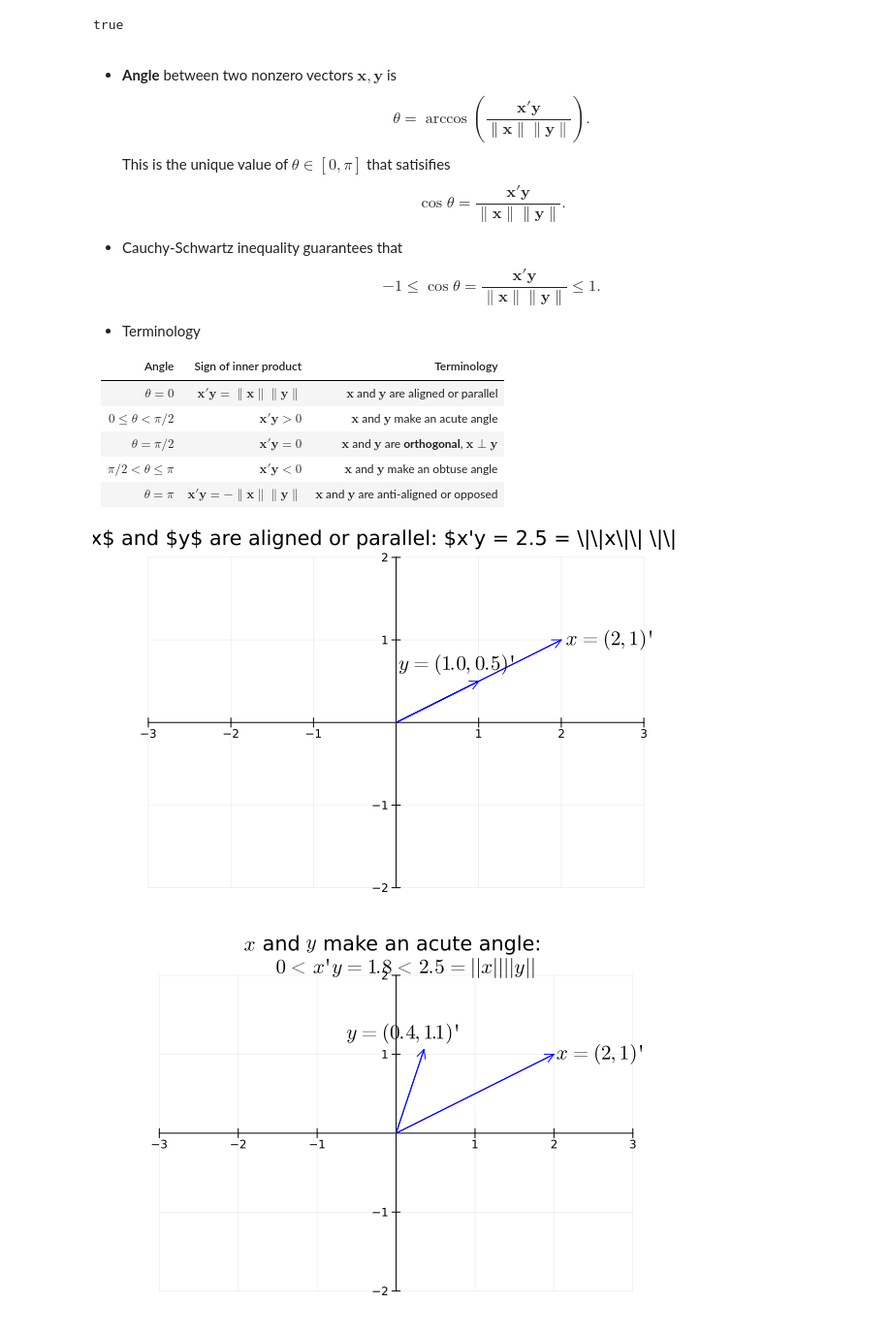
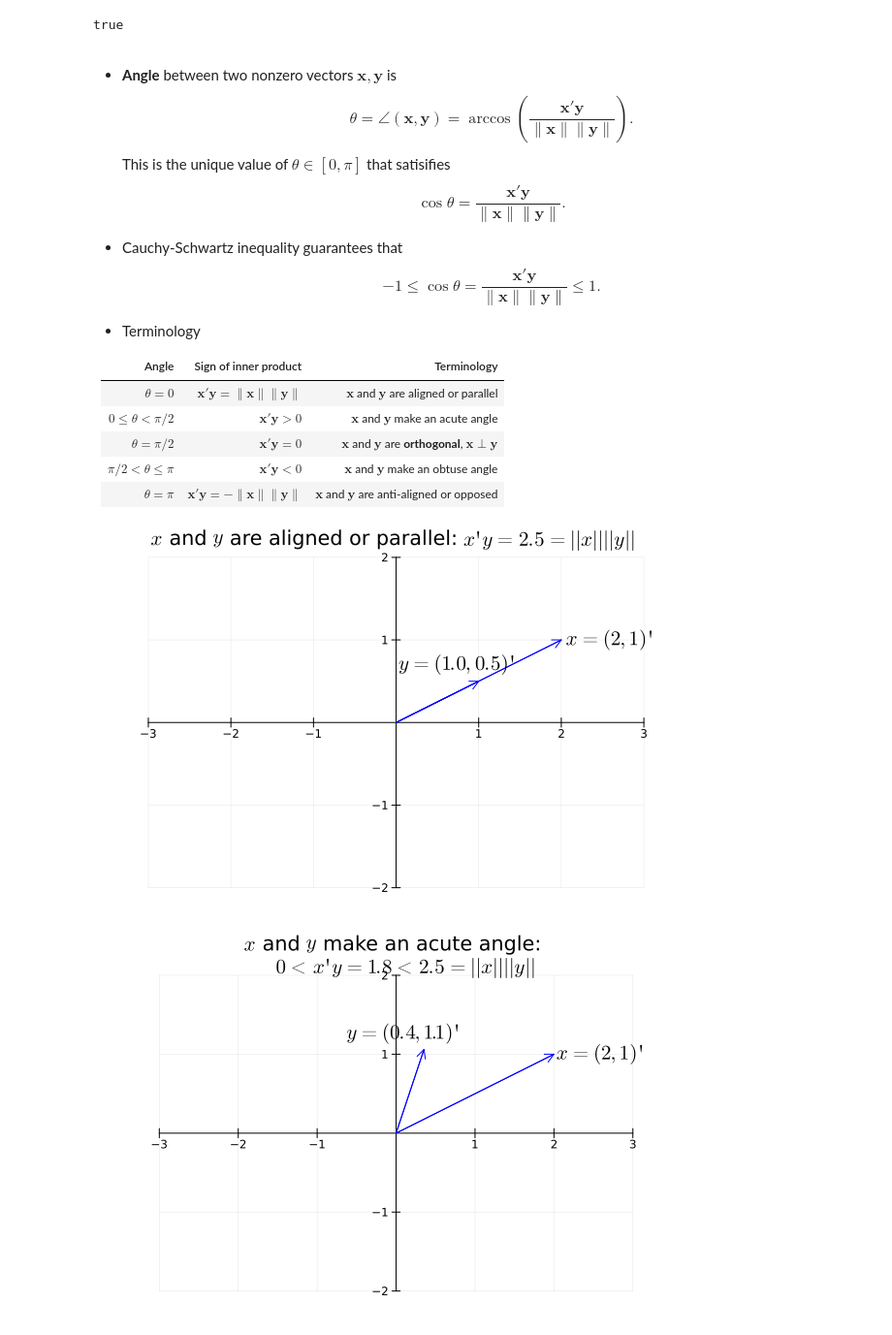
Before and after one commit to ucla-biostat-216/2023fall, a Jupyter notebook: slides/02-vector/02-vector.ipynb, the cells around one changed output. Shown at 97% size. Cells and saved outputs as stored; diff of their text form; code cells hidden in the pictures.

Commit message:
add angle notation

```diff
--- a/slides/02-vector/02-vector.ipynb
+++ b/slides/02-vector/02-vector.ipynb
@@ -554,7 +554,7 @@ true
 # %% [markdown]
 - **Angle** between two nonzero vectors $\mathbf{x}, \mathbf{y}$ is
 $$
-\theta = \operatorname{arccos} \left(\frac{\mathbf{x}'\mathbf{y}}{\|\mathbf{x}\|\|\mathbf{y}\|}\right).
+\theta = \angle (\mathbf{x}, \mathbf{y}) = \operatorname{arccos} \left(\frac{\mathbf{x}'\mathbf{y}}{\|\mathbf{x}\|\|\mathbf{y}\|}\right).
 $$
 This is the unique value of $\theta \in [0, \pi]$ that satisifies
 $$
@@ -578,19 +578,20 @@ $$
 # %%
 #| code-fold: true
 
 x = [2, 1]
 y = 0.5x
 
 plot([0 0; x[1] y[1]], [0 0; x[2] y[2]], arrow = true, color = [:blue, :purple],
     legend = :none, xlims = (-3, 3), ylims = (-2, 2),
     annotations = [(x[1] + 0.6, x[2], L"x=(%$(x[1]), %$(x[2]))'"),
         (y[1] - 0.25, y[2] + 0.2, L"y=(%$(y[1]), %$(y[2]))'")],
     xticks = -3:1:3, yticks = -2:1:2,
     framestyle = :origin,
     aspect_ratio = :equal,
-    title = L"$x$ and $y$ are aligned or parallel: $x'y = %$(dot(x, y)) = \|\|x\|\| \|\|y\|\|")
+    title = L"$x$ and $y$ are aligned or parallel:
+    $x'y = %$(dot(x, y)) = \|\|x\|\| \|\|y\|\|$")
 # %% [output]
-[figure, old version]
+[figure, new version]
 # %%
 #| code-fold: true
 
```
Also changed, not shown: parts of 6 cells of this notebook, 2 other files.
